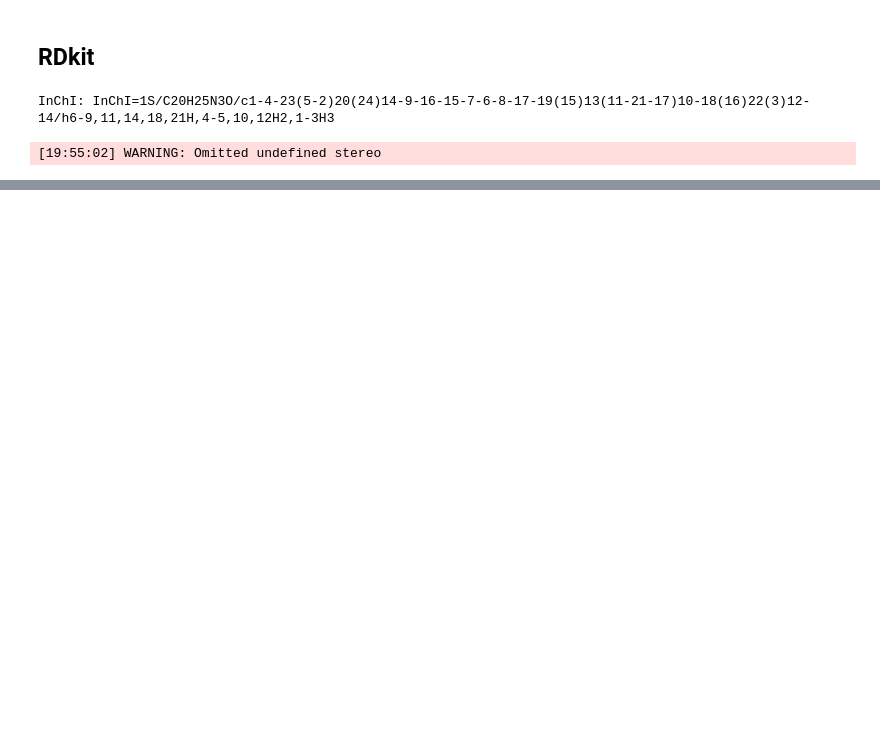
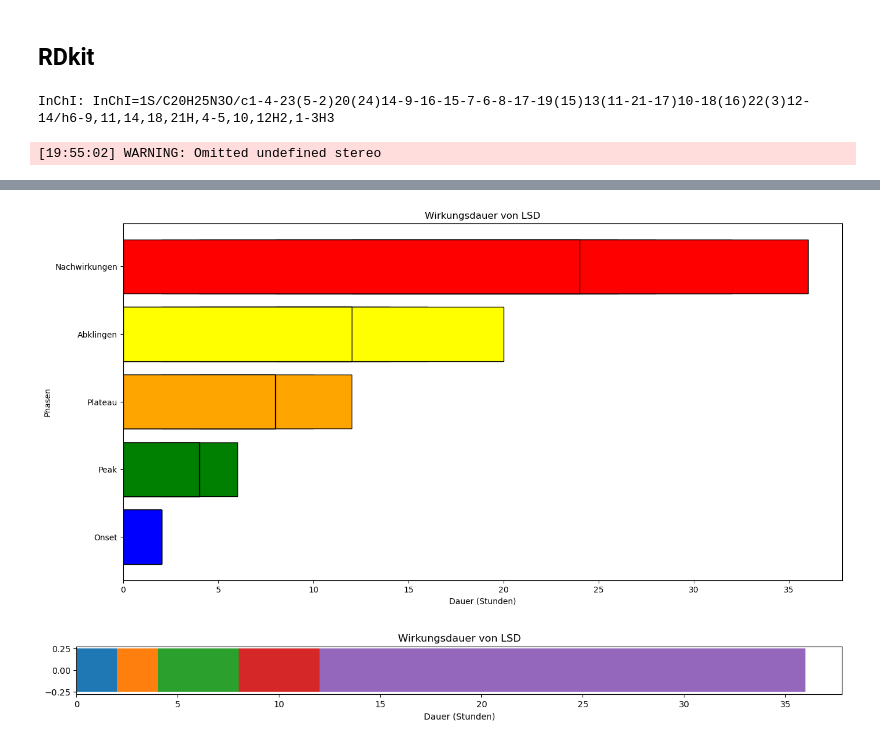
Before and after one commit to Faragas91/Projects, a Jupyter notebook: Molecular_Design.py/main.ipynb, the cells around one changed output, grey strips where cells are left out. Saved outputs shown, nothing was run; the diff lists cells and outputs as text; code cells hidden in the pictures; blank space fills up the shorter version.

```diff
--- a/Molecular_Design.py/main.ipynb
+++ b/Molecular_Design.py/main.ipynb
@@ -96,0 +114,73 @@ Scheiße
+# %%
+import matplotlib.pyplot as plt
+
+# Daten für das Diagramm
+zeitpunkte = ["Onset", "Peak", "Plateau", "Abklingen", "Nachwirkungen"]
+dauer_in_stunden = [2, 4, 8, 12, 24]  # Beispielwerte
+
+# Farben für jeden Abschnitt
+farben = ['blue', 'green', 'orange', 'yellow', 'red']
+
+# Erstellen des gestapelten Balkendiagramms
+plt.figure(figsize=(16, 8))
+
+# Initialisieren der unteren Grenzen für jeden Balken
+untere_grenzen = [0] * len(zeitpunkte)
+
+# Iteration über die Phasen und Hinzufügen gestapelter Balken mit unterschiedlichen Farben
+for i in range(len(zeitpunkte)):
+    plt.barh(zeitpunkte[i], dauer_in_stunden[i], left=untere_grenzen, color=farben[i], edgecolor='black')
+    untere_grenzen[i] += dauer_in_stunden[i]
+
+plt.title('Wirkungsdauer von LSD')
+plt.xlabel('Dauer (Stunden)')
+plt.ylabel('Phasen')
+
+# Anzeigen des Diagramms
+plt.show()
+# %% [output]
+[figure, added]
+# %%
+import numpy as np
+import matplotlib.pyplot as plt
+
+# Farben für jeden Abschnitt
+#farben = ['blue', 'green', 'orange', 'yellow', 'red']
+
+# Daten erstellen
+quarter = ['Q1']
+product_A = [14]
+product_B = [7]
+
+zeitpunkte1 = ["Onset"]
+zeitpunkte2 =  ["Peak"]
+zeitpunkte3 = ["Plateau"]
+zeitpunkte4 = ["Abklingen"]
+zeitpunkte5 = ["Nachwirkungen"]
+dauer_in_stunden1 = [2]
+dauer_in_stunden2 = [4]
+dauer_in_stunden3 = [8]
+dauer_in_stunden4 = [12]
+dauer_in_stunden5 = [24]
+
+# Diagrammparameter
+N = 1
+barWidth = .5
+yloc = np.arange(N)  # y-Achsenpositionen vertauschen
+
+plt.figure(figsize=(16, 1))
+# gestapeltes Balkendiagramm anzeigen
+p1 = plt.barh(yloc, dauer_in_stunden1, height=barWidth)
+p2 = plt.barh(yloc, dauer_in_stunden2, left=dauer_in_stunden1, height=barWidth)
+p3 = plt.barh(yloc, dauer_in_stunden3, left=dauer_in_stunden2, height=barWidth)
+p4 = plt.barh(yloc, dauer_in_stunden4, left=dauer_in_stunden3, height=barWidth)
+p5 = plt.barh(yloc, dauer_in_stunden5, left=dauer_in_stunden4, height=barWidth)
+
+plt.title('Wirkungsdauer von LSD')
+plt.ylabel("")
+plt.xlabel('Dauer (Stunden)')
+# plt.legend()
+
+plt.show()
+# %% [output]
+[figure, added]
```
Also changed, not shown: parts of 6 cells of this notebook, 2 other files.
